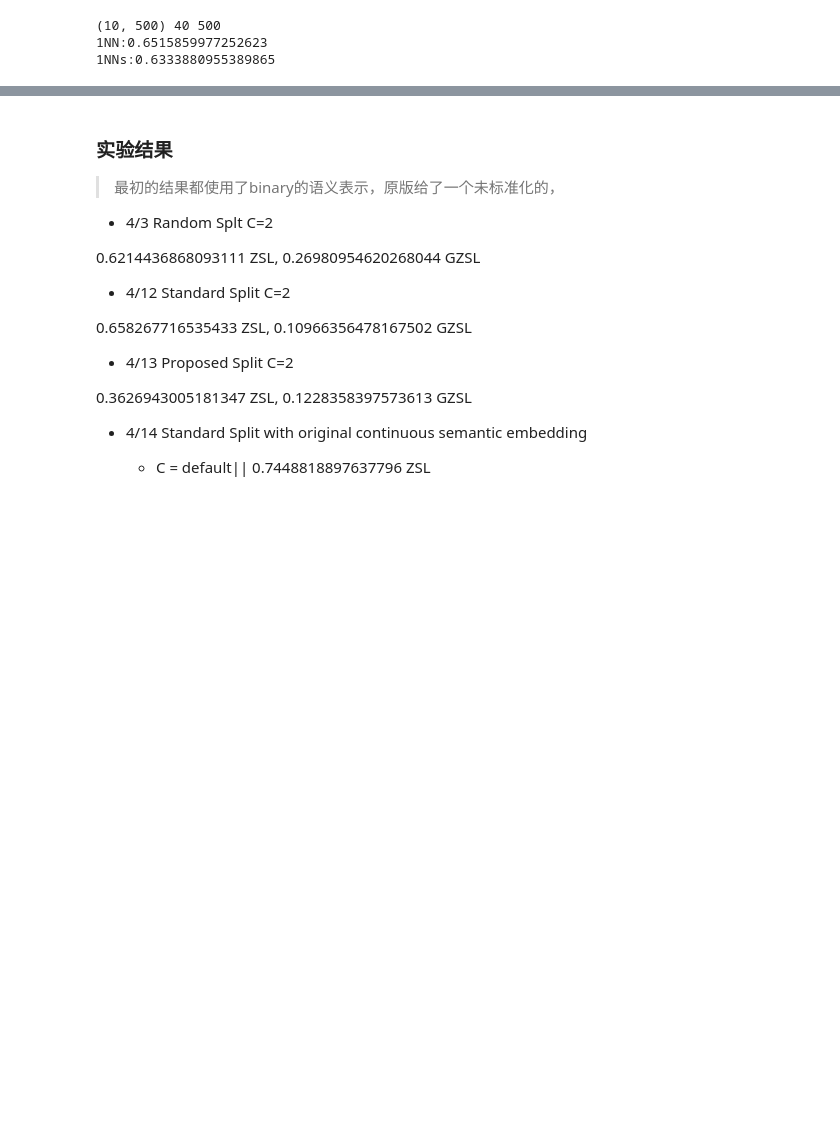
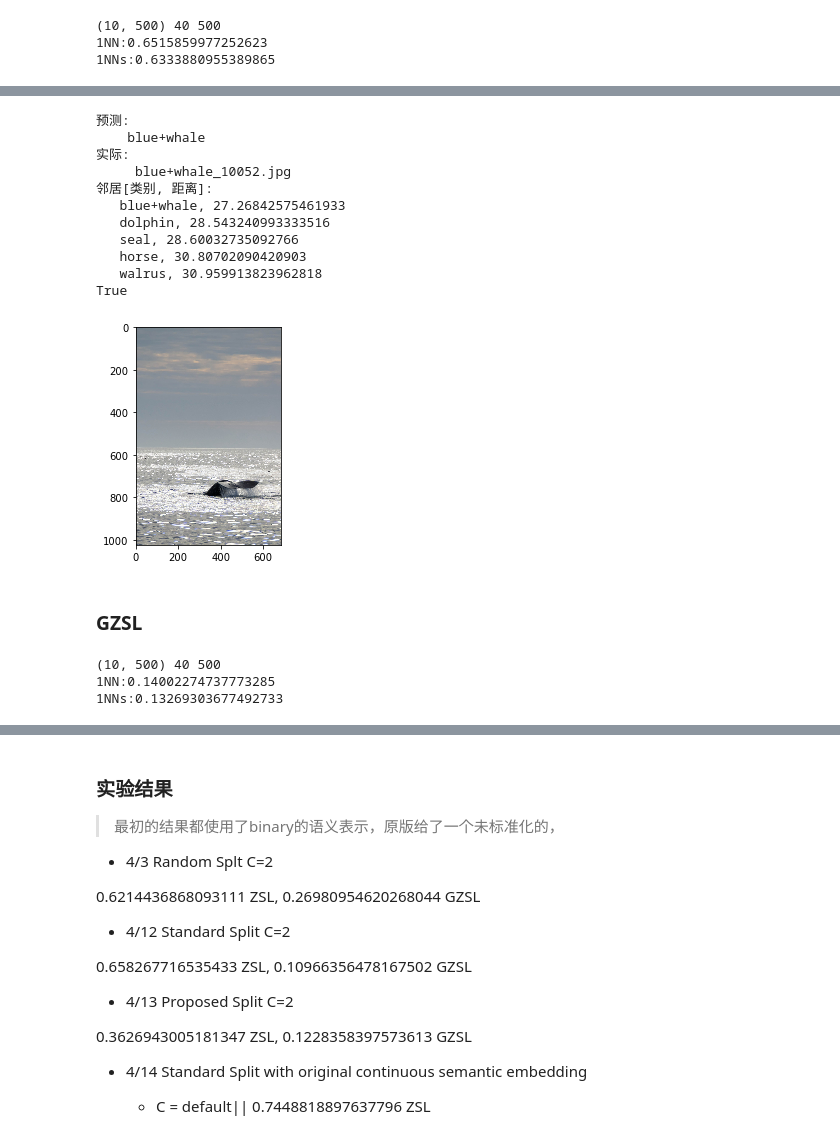
Before and after one commit to scarletfrank/exem-py3-zsl, a Jupyter notebook: awa2.ipynb, the cells around one changed output, grey strips where cells are left out. Saved outputs shown, nothing was run; the diff lists cells and outputs as text; code cells hidden in the pictures; blank space fills up the shorter version.

```diff
--- a/awa2.ipynb
+++ b/awa2.ipynb
@@ -304,0 +359,57 @@ test_class
+# %%
+predict(434, imgs[test_index])
+# %% [output]
+预测:
+    blue+whale
+实际:
+     blue+whale_10052.jpg
+邻居[类别, 距离]:
+   blue+whale, 27.26842575461933
+   dolphin, 28.543240993333516
+   seal, 28.60032735092766
+   horse, 30.80702090420903
+   walrus, 30.959913823962818
+True
+[figure, added]
+# %% [markdown]
+### GZSL
+# %%
+regress_group = []
+k = 0
+for j in range(pca_d):
+    X = a_c_train #
+    y = [vc[j] for vc in v_c_train]
+    regressor = Lasso()
+    regressor.fit(X, y)
+    regress_group.append(regressor)
+
+v_c_test = np.zeros((10, pca_d)) # 提前定义好exemplar矩阵
+# 对每一个维度进行预测
+for j in range(pca_d):
+    v_c_test[:, j] =  regress_group[j].predict(a_c_test) # 10 dimension , assign to column
+
+print(v_c_test.shape, len(v_c_train), len(v_c_train[0]))
+
+exem_X, exem_y = [], []
+
+for i, c in enumerate(test_class):
+    exem_X.append(v_c_test[i])
+    exem_y.append(c)
+
+# Add this part to become GZSL
+for i, c in enumerate(train_class):
+    exem_X.append(v_c_train[i])
+    exem_y.append(c)
+
+neigh = KNeighborsClassifier(n_neighbors=1)
+neigh.fit(exem_X, exem_y)
+print("1NN:{} ".format(neigh.score(X_test, y_test)))
+
+sneigh = KNeighborsClassifier(n_neighbors=1, metric='seuclidean',
+                    metric_params={'V':sd_train})
+sneigh.fit(exem_X, exem_y)
+print("1NNs:{}".format(sneigh.score(X_test, y_test)))
+# %% [output]
+(10, 500) 40 500
+1NN:0.14002274737773285
+1NNs:0.13269303677492733
```
Also changed, not shown: parts of 12 cells of this notebook, 4 other files.
